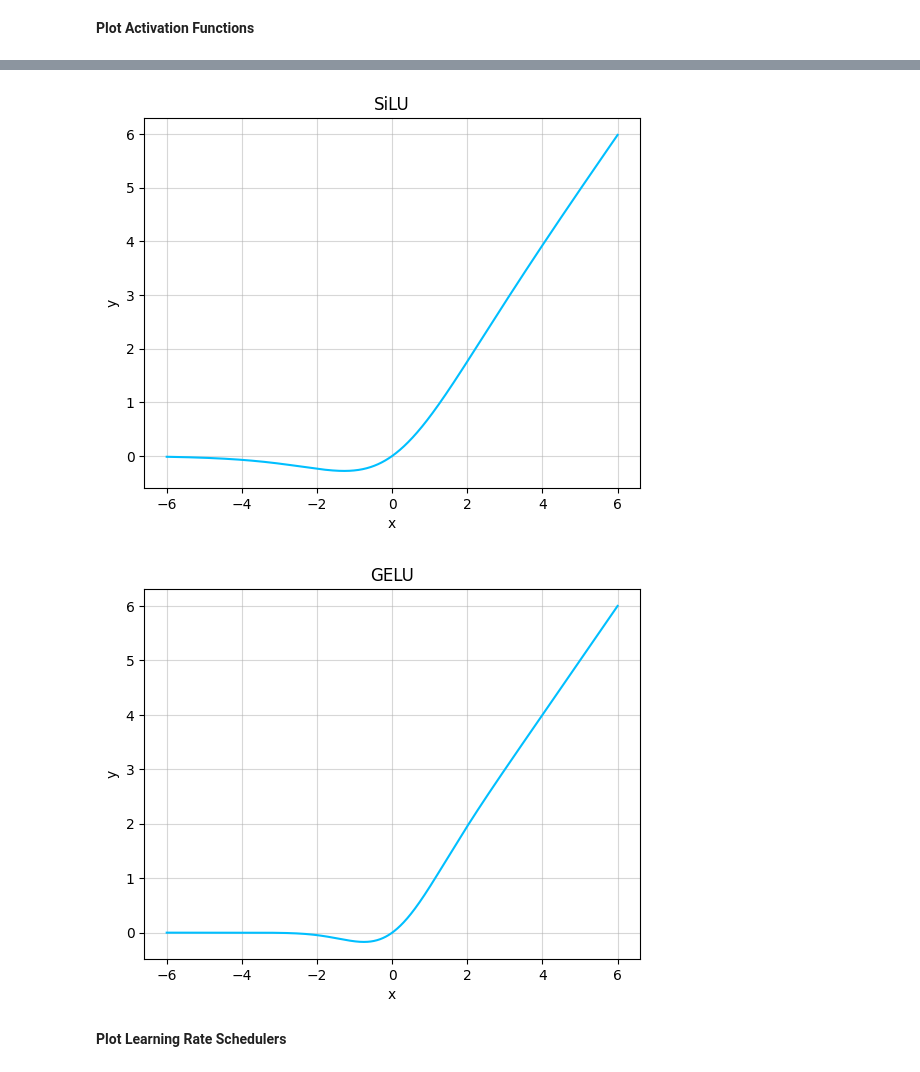
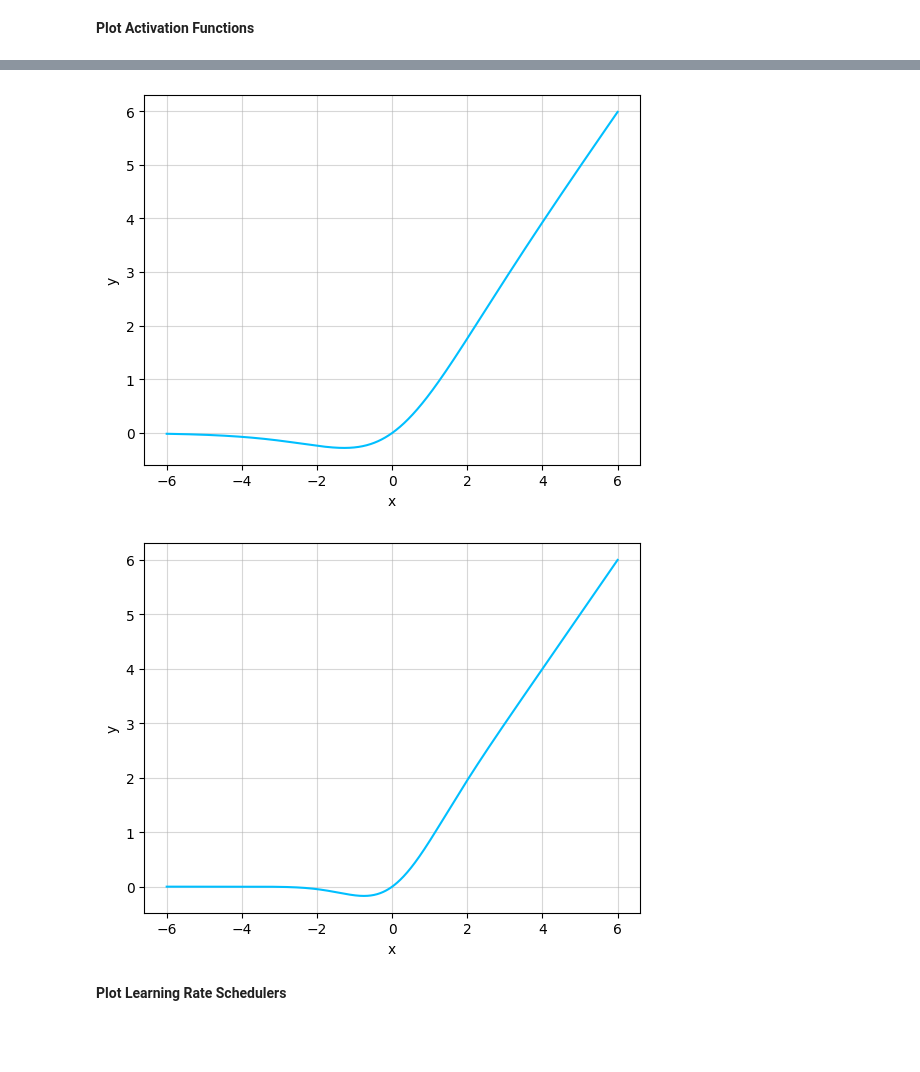
Before and after one commit to bjorneme/master-thesis, a Jupyter notebook: Other/Figures Report/Figures_background.ipynb, the cells around one changed output, grey strips where cells are left out. Drawn from its saved outputs; the diff is of its cells as text; code cells hidden in the pictures; blank space fills up the shorter version.

```diff
--- a/Other/Figures Report/Figures_background.ipynb
+++ b/Other/Figures Report/Figures_background.ipynb
@@ -39,17 +37,16 @@ plt.show()
 # %%
 # SiLU function
 y = x * (1.0 / (1.0 + np.exp(-x)))
 
 # Plot SiLU
 plt.figure()
 plt.plot(x, y, color='deepskyblue')
-plt.title('SiLU')
 plt.xlabel('x')
 plt.ylabel('y')
 plt.grid(alpha=0.5)
 plt.show()
 # %% [output]
-[figure, old version]
+[figure, new version]
 # %%
 # GELU function
 y = 0.5 * x * (1 + np.tanh(np.sqrt(2/np.pi) * (x + 0.044715 * x**3)))
@@ -57,13 +54,12 @@ y = 0.5 * x * (1 + np.tanh(np.sqrt(2/np.pi) * (x + 0.044715 * x**3)))
 # Plot GELU
 plt.figure()
 plt.plot(x, y, color='deepskyblue')
-plt.title('GELU')
 plt.xlabel('x')
 plt.ylabel('y')
 plt.grid(alpha=0.5)
 plt.show()
 # %% [output]
-[figure, old version]
+[figure, new version]
 # %% [markdown]
 **Plot Learning Rate Schedulers**
 # %%
```
Also changed, not shown: parts of 6 cells of this notebook, 1 other file.
